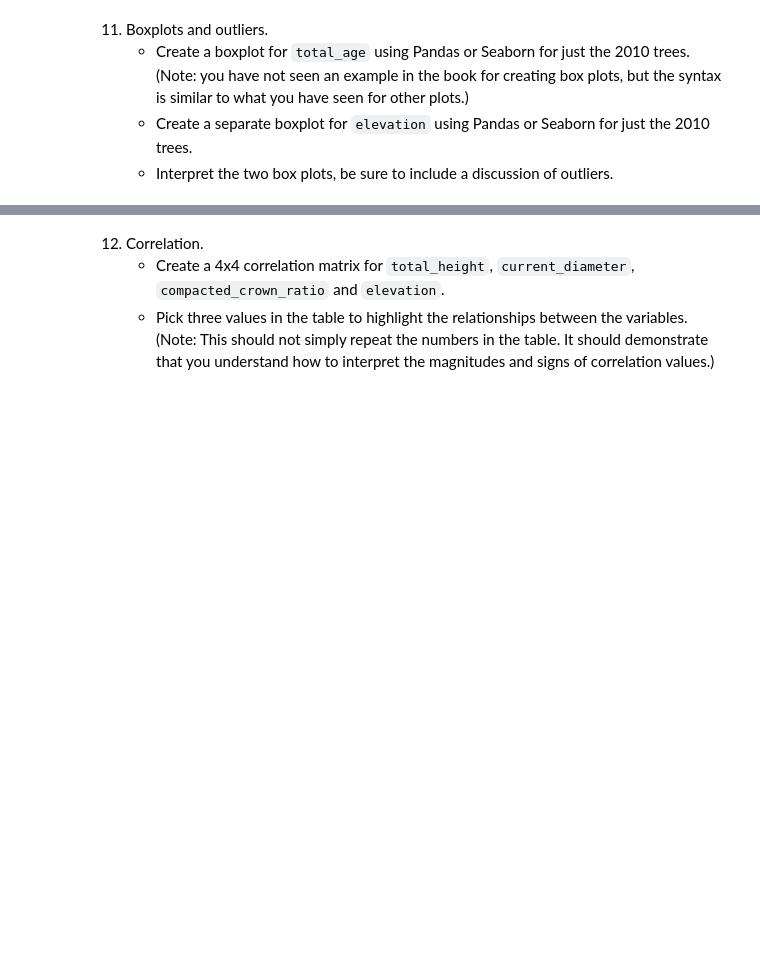
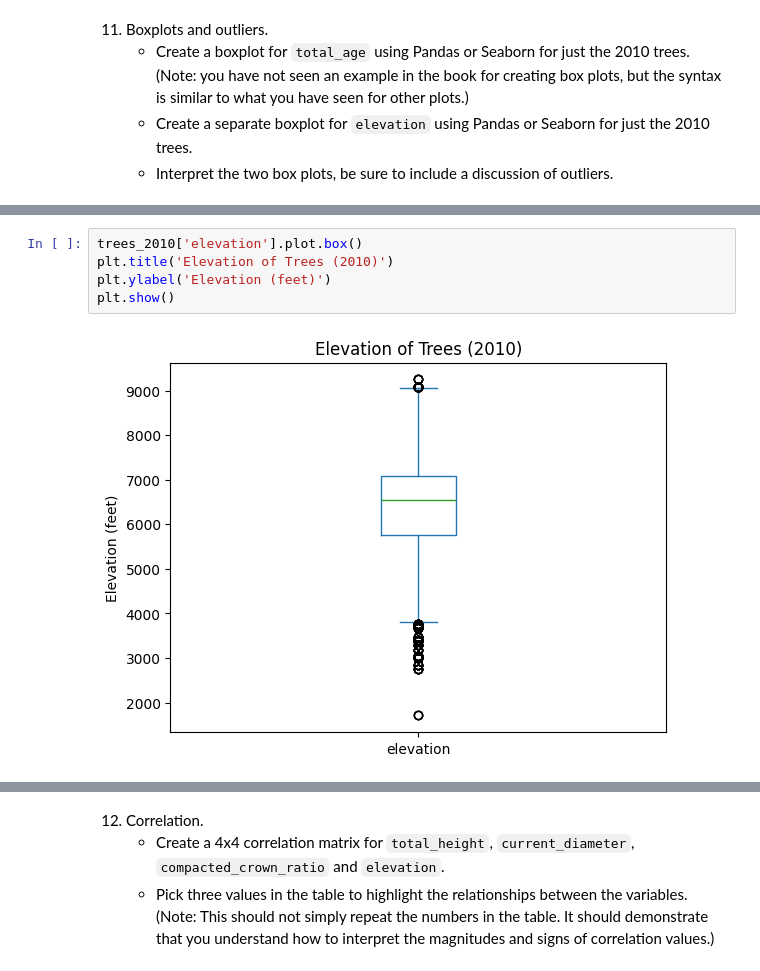
Before and after one commit to arrivingskills/da, a Jupyter notebook: exercises/exercise04.ipynb, the cells around one changed output, grey strips where cells are left out. Drawn from its saved outputs; the diff is of its cells as text; blank space fills up the shorter version.

```diff
--- a/exercises/exercise04.ipynb
+++ b/exercises/exercise04.ipynb
@@ -81,0 +125,7 @@ trees.describe().round(2)
+# %%
+trees_2010['elevation'].plot.box()
+plt.title('Elevation of Trees (2010)')
+plt.ylabel('Elevation (feet)')
+plt.show()
+# %% [output]
+[figure, added]
```
Also changed, not shown: parts of 22 cells of this notebook, 6 other files.
